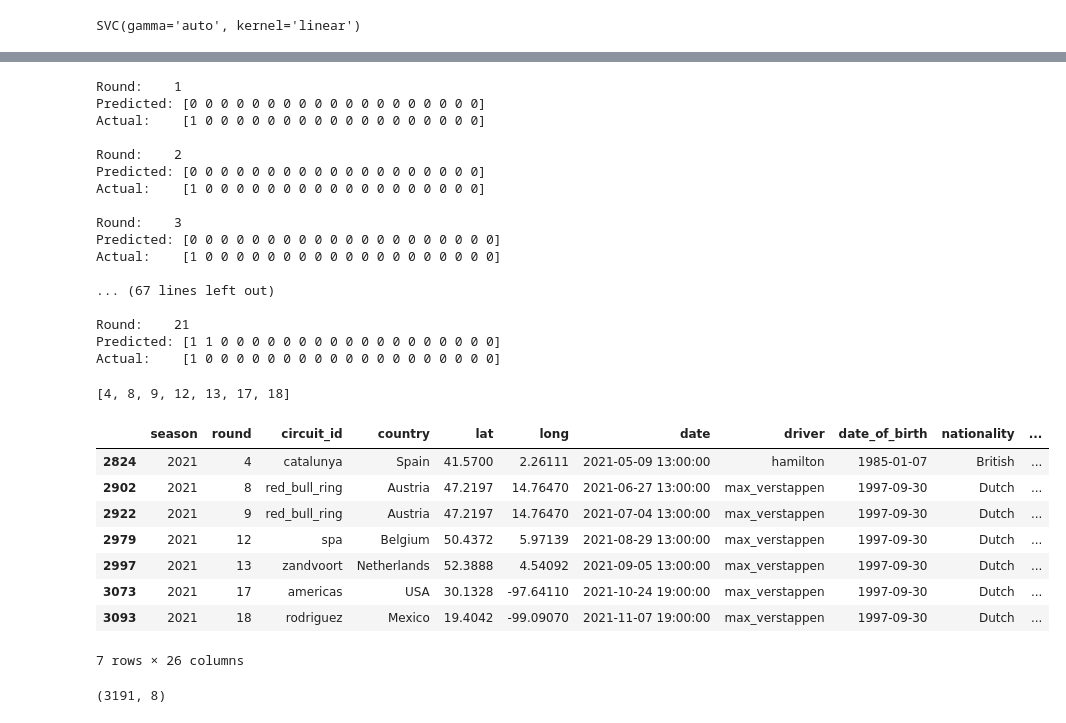
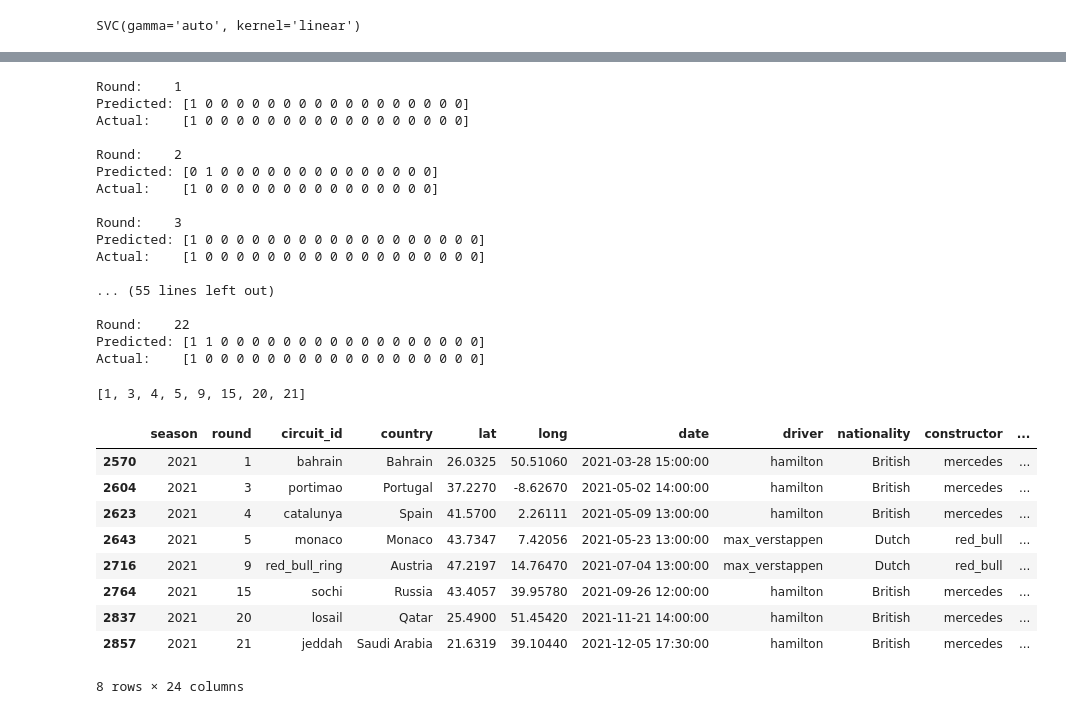
Before and after one commit to ollyjc99/f1-analytics, a Jupyter notebook: data modelling/svm-testing.ipynb, the cells around one changed output, grey strips where cells are left out. Cells and saved outputs as stored; diff of their text form; code cells hidden in the pictures.

```diff
--- a/data modelling/svm-testing.ipynb
+++ b/data modelling/svm-testing.ipynb
@@ -18,13 +19,19 @@ pd.options.mode.chained_assignment = None  # default='warn'
 
 %matplotlib inline
 # %%
-data = pd.read_csv(path+'data/merged.csv')
+data = pd.read_csv(path+'data/ml_input.csv')
+merged = pd.read_csv(path+'data/merged.csv')
 # %%
 df = data.copy()
 df.podium = df.podium.map(lambda x: 1 if x == 1 else 0)
 
 train = df[df.season != 2021]
-X_train = np.asarray(train.drop(['driver', 'podium', 'circuit_id','country','date','date_of_birth','nationality','constructor', 'fastest_lap','q1', 'q2', 'q3', 'lat', 'final_time','long', 'season', 'round', 'pos'], axis = 1).values)
+
+scaler = StandardScaler()
+X_train = train.drop(['podium','date', 'fastest_lap', 'season', 'round', 'pos'], axis=1)
+X_train = np.asarray(pd.DataFrame(scaler.fit_transform(X_train), columns=X_train.columns))
+X_train = np.asarray(X_train)
+
 y_train = np.asarray(train.podium.values)
 # %%
 svm_wins= svm.SVC(kernel="linear",gamma='auto') # Initialize the SVM model
@@ -43,10 +62,12 @@ print (len(df.query('podium == 1')))
 # %%
 correct_predictions = []
 
-for i in range(1,22):
+for i in data.query('season == 2021')['round'].unique():
     query = 'season == 2021 & round == {}'.format(i)
 
-    race = np.asarray(df.query(query).drop(['driver', 'podium', 'circuit_id','country','date','date_of_birth','nationality','constructor', 'fastest_lap','q1', 'q2', 'q3', 'lat', 'final_time', 'long', 'season', 'round', 'pos'], axis = 1).values)
+    race = df.query(query).drop(['podium', 'date', 'fastest_lap', 'season', 'round', 'pos'], axis=1)
+    race = np.asarray(pd.DataFrame(scaler.fit_transform(race), columns=race.columns))
+
     labels = np.asarray(df.query(query).podium.values)
 
     y_pred = svm_wins.predict(race)
@@ -58,38 +79,34 @@ for i in range(1,22):
     print()
 # %% [output]
 Round:    1
-Predicted: [0 0 0 0 0 0 0 0 0 0 0 0 0 0 0 0 0 0 0]
+Predicted: [1 0 0 0 0 0 0 0 0 0 0 0 0 0 0 0 0 0]
+Actual:    [1 0 0 0 0 0 0 0 0 0 0 0 0 0 0 0 0 0]
+
+Round:    2
+Predicted: [0 1 0 0 0 0 0 0 0 0 0 0 0 0 0 0]
+Actual:    [1 0 0 0 0 0 0 0 0 0 0 0 0 0 0 0]
+
+Round:    3
+Predicted: [1 0 0 0 0 0 0 0 0 0 0 0 0 0 0 0 0 0 0]
 Actual:    [1 0 0 0 0 0 0 0 0 0 0 0 0 0 0 0 0 0 0]
 
-Round:    2
-Predicted: [0 0 0 0 0 0 0 0 0 0 0 0 0 0 0 0 0 0 0]
+... (55 lines left out)
+
+Round:    22
+Predicted: [1 1 0 0 0 0 0 0 0 0 0 0 0 0 0 0 0 0 0]
 Actual:    [1 0 0 0 0 0 0 0 0 0 0 0 0 0 0 0 0 0 0]
-
-Round:    3
-Predicted: [0 0 0 0 0 0 0 0 0 0 0 0 0 0 0 0 0 0 0 0]
-Actual:    [1 0 0 0 0 0 0 0 0 0 0 0 0 0 0 0 0 0 0 0]
-
-... (67 lines left out)
-
-Round:    21
-Predicted: [1 1 0 0 0 0 0 0 0 0 0 0 0 0 0 0 0 0 0 0]
-Actual:    [1 0 0 0 0 0 0 0 0 0 0 0 0 0 0 0 0 0 0 0]
 # %%
 print(correct_predictions)
-df.query('season == 2021 & round in @correct_predictions & podium == 1')
+merged.query('season == 2021 & round in @correct_predictions & podium == 1')
 # %% [output]
-[4, 8, 9, 12, 13, 17, 18]
+[1, 3, 4, 5, 9, 15, 20, 21]
-|  | season | round | circuit_id | country | lat | long | date | driver | date_of_birth | nationality | ... |
-| 2824 | 2021 | 4 | catalunya | Spain | 41.5700 | 2.26111 | 2021-05-09 13:00:00 | hamilton | 1985-01-07 | British | ... |
-| 2902 | 2021 | 8 | red_bull_ring | Austria | 47.2197 | 14.76470 | 2021-06-27 13:00:00 | max_verstappen | 1997-09-30 | Dutch | ... |
-| 2922 | 2021 | 9 | red_bull_ring | Austria | 47.2197 | 14.76470 | 2021-07-04 13:00:00 | max_verstappen | 1997-09-30 | Dutch | ... |
-| 2979 | 2021 | 12 | spa | Belgium | 50.4372 | 5.97139 | 2021-08-29 13:00:00 | max_verstappen | 1997-09-30 | Dutch | ... |
-| 2997 | 2021 | 13 | zandvoort | Netherlands | 52.3888 | 4.54092 | 2021-09-05 13:00:00 | max_verstappen | 1997-09-30 | Dutch | ... |
-| 3073 | 2021 | 17 | americas | USA | 30.1328 | -97.64110 | 2021-10-24 19:00:00 | max_verstappen | 1997-09-30 | Dutch | ... |
-| 3093 | 2021 | 18 | rodriguez | Mexico | 19.4042 | -99.09070 | 2021-11-07 19:00:00 | max_verstappen | 1997-09-30 | Dutch | ... |
+|  | season | round | circuit_id | country | lat | long | date | driver | nationality | constructor | ... |
+| 2570 | 2021 | 1 | bahrain | Bahrain | 26.0325 | 50.51060 | 2021-03-28 15:00:00 | hamilton | British | mercedes | ... |
+| 2604 | 2021 | 3 | portimao | Portugal | 37.2270 | -8.62670 | 2021-05-02 14:00:00 | hamilton | British | mercedes | ... |
+| 2623 | 2021 | 4 | catalunya | Spain | 41.5700 | 2.26111 | 2021-05-09 13:00:00 | hamilton | British | mercedes | ... |
+| 2643 | 2021 | 5 | monaco | Monaco | 43.7347 | 7.42056 | 2021-05-23 13:00:00 | max_verstappen | Dutch | red_bull | ... |
+| 2716 | 2021 | 9 | red_bull_ring | Austria | 47.2197 | 14.76470 | 2021-07-04 13:00:00 | max_verstappen | Dutch | red_bull | ... |
+| 2764 | 2021 | 15 | sochi | Russia | 43.4057 | 39.95780 | 2021-09-26 12:00:00 | hamilton | British | mercedes | ... |
+| 2837 | 2021 | 20 | losail | Qatar | 25.4900 | 51.45420 | 2021-11-21 14:00:00 | hamilton | British | mercedes | ... |
+| 2857 | 2021 | 21 | jeddah | Saudi Arabia | 21.6319 | 39.10440 | 2021-12-05 17:30:00 | hamilton | British | mercedes | ... |
-7 rows × 26 columns
+8 rows × 24 columns
-# %%
-test_df = data.copy().drop(['driver', 'podium', 'circuit_id','country','date','date_of_birth','nationality','constructor', 'fastest_lap','q1', 'q2', 'q3', 'lat', 'final_time','long', 'season', 'round', 'pos'], axis = 1)
-test_df.shape
-# %% [output]
-(3191, 8)
```
Also changed, not shown: parts of 3 cells of this notebook.
